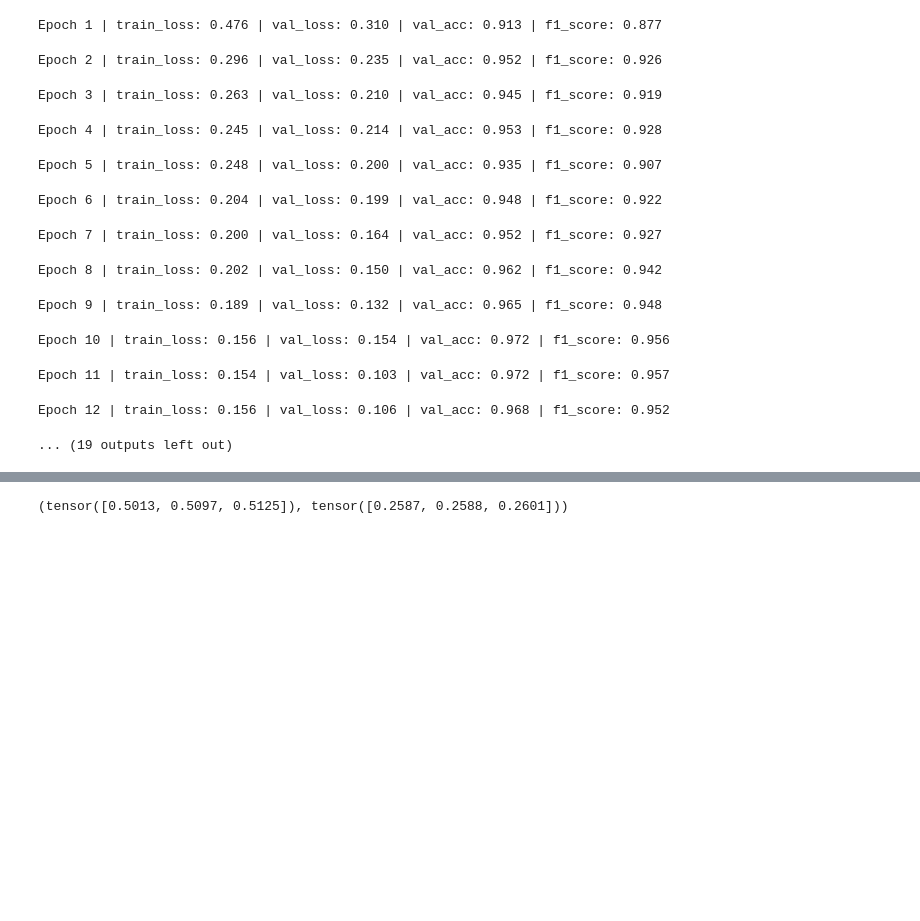
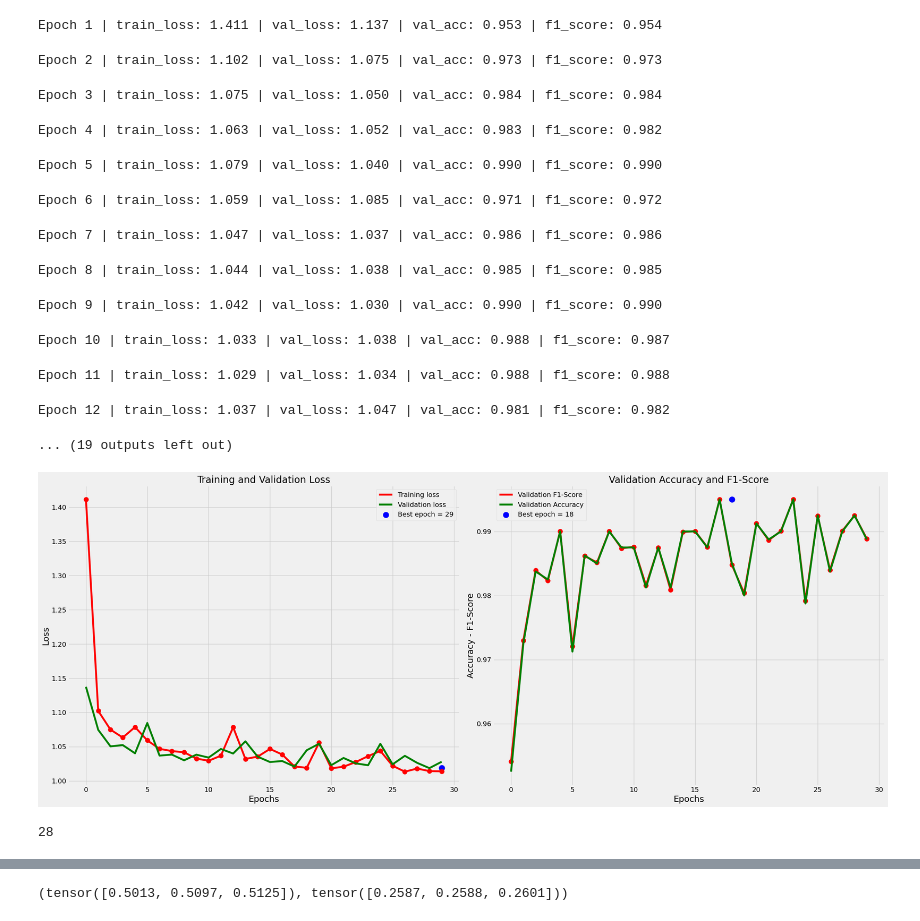
Before and after one commit to MortezaMahdaviMortazavi/TuberculosDetection, a Jupyter notebook: main.ipynb, the cells around one changed output, grey strips where cells are left out. Drawn from its saved outputs; the diff is of its cells as text; code cells hidden in the pictures; blank space fills up the shorter version.

```diff
--- a/main.ipynb
+++ b/main.ipynb
@@ -71,23 +65,29 @@ from metrics import F1ScoreCrossEntropyLoss
 
 num_epochs = 30
 model = LeNet(num_classes=2).to(config.DEVICE)
-class_weights = torch.tensor([1.0, 2.0]).to(config.DEVICE)
+class_weights = torch.tensor([1.0, 1.0]).to(config.DEVICE)
 criterion = F1ScoreCrossEntropyLoss(weight=class_weights)
 # criterion = nn.CrossEntropyLoss(weight=class_weights)
-optimizer = optim.Adam(model.parameters(), lr=0.001)
+optimizer = optim.Adam(model.parameters(), lr=config.LEARNING_RATE,weight_decay=config.WEIGHT_DECAY)
 train_loader , val_loader , test_loader = data_loader.create_dataloader(None,None,None)
 train_losses,val_losses,val_accuracies,val_f1_scores = fit(model,criterion,optimizer,train_loader,val_loader,test_loader,num_epochs=num_epochs,log_file=config.LOGFILE,save_dir='log/')
 # %% [output]
-Epoch 1 | train_loss: 0.476 | val_loss: 0.310 | val_acc: 0.913 | f1_score: 0.877
+Epoch 1 | train_loss: 1.411 | val_loss: 1.137 | val_acc: 0.953 | f1_score: 0.954
-Epoch 2 | train_loss: 0.296 | val_loss: 0.235 | val_acc: 0.952 | f1_score: 0.926
+Epoch 2 | train_loss: 1.102 | val_loss: 1.075 | val_acc: 0.973 | f1_score: 0.973
-Epoch 3 | train_loss: 0.263 | val_loss: 0.210 | val_acc: 0.945 | f1_score: 0.919
+Epoch 3 | train_loss: 1.075 | val_loss: 1.050 | val_acc: 0.984 | f1_score: 0.984
-Epoch 4 | train_loss: 0.245 | val_loss: 0.214 | val_acc: 0.953 | f1_score: 0.928
+Epoch 4 | train_loss: 1.063 | val_loss: 1.052 | val_acc: 0.983 | f1_score: 0.982
-Epoch 5 | train_loss: 0.248 | val_loss: 0.200 | val_acc: 0.935 | f1_score: 0.907
+Epoch 5 | train_loss: 1.079 | val_loss: 1.040 | val_acc: 0.990 | f1_score: 0.990
-Epoch 6 | train_loss: 0.204 | val_loss: 0.199 | val_acc: 0.948 | f1_score: 0.922
+Epoch 6 | train_loss: 1.059 | val_loss: 1.085 | val_acc: 0.971 | f1_score: 0.972
-Epoch 7 | train_loss: 0.200 | val_loss: 0.164 | val_acc: 0.952 | f1_score: 0.927
+Epoch 7 | train_loss: 1.047 | val_loss: 1.037 | val_acc: 0.986 | f1_score: 0.986
-Epoch 8 | train_loss: 0.202 | val_loss: 0.150 | val_acc: 0.962 | f1_score: 0.942
+Epoch 8 | train_loss: 1.044 | val_loss: 1.038 | val_acc: 0.985 | f1_score: 0.985
-Epoch 9 | train_loss: 0.189 | val_loss: 0.132 | val_acc: 0.965 | f1_score: 0.948
+Epoch 9 | train_loss: 1.042 | val_loss: 1.030 | val_acc: 0.990 | f1_score: 0.990
-Epoch 10 | train_loss: 0.156 | val_loss: 0.154 | val_acc: 0.972 | f1_score: 0.956
+Epoch 10 | train_loss: 1.033 | val_loss: 1.038 | val_acc: 0.988 | f1_score: 0.987
-Epoch 11 | train_loss: 0.154 | val_loss: 0.103 | val_acc: 0.972 | f1_score: 0.957
+Epoch 11 | train_loss: 1.029 | val_loss: 1.034 | val_acc: 0.988 | f1_score: 0.988
-Epoch 12 | train_loss: 0.156 | val_loss: 0.106 | val_acc: 0.968 | f1_score: 0.952
+Epoch 12 | train_loss: 1.037 | val_loss: 1.047 | val_acc: 0.981 | f1_score: 0.982
 ... (19 outputs left out)
+# %%
+import utils
+utils.plot_training_results(val_f1_scores,train_losses,val_accuracies,val_losses)
+# %% [output]
+[figure, added]
+28
```
Also changed, not shown: parts of 5 cells of this notebook.
